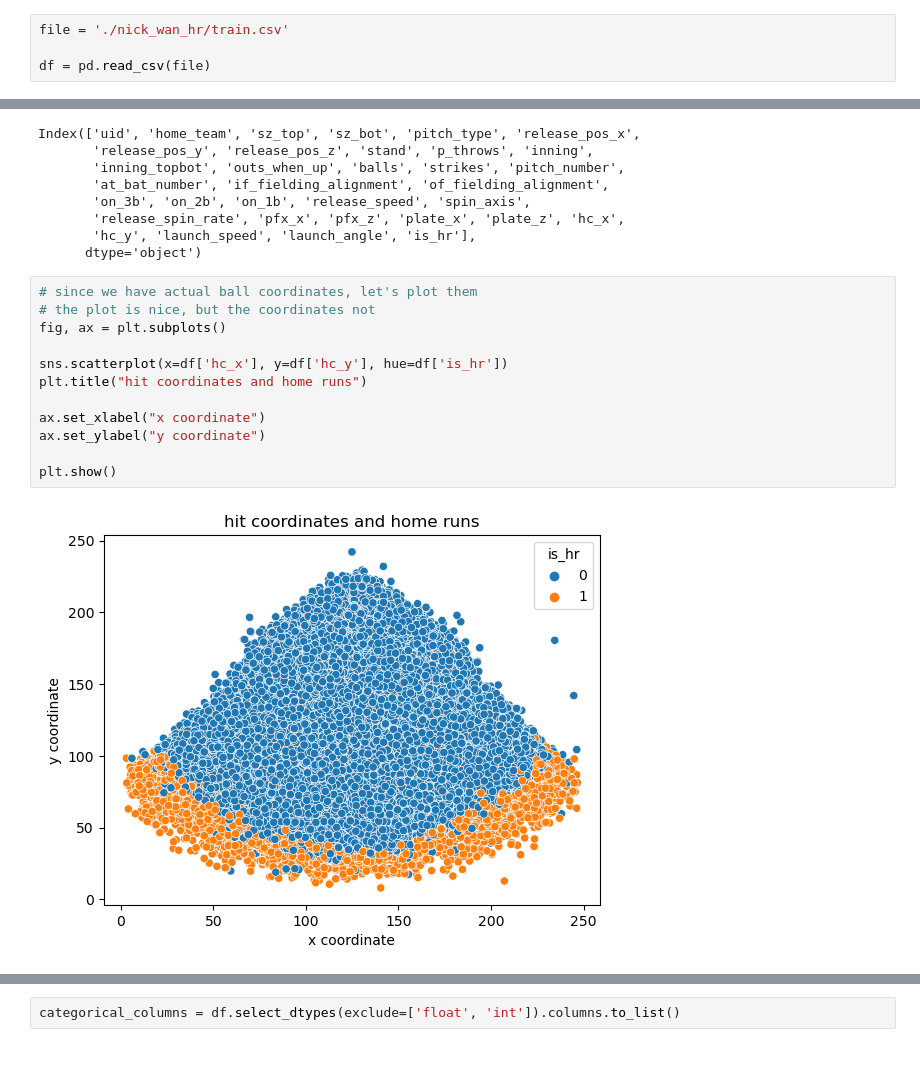
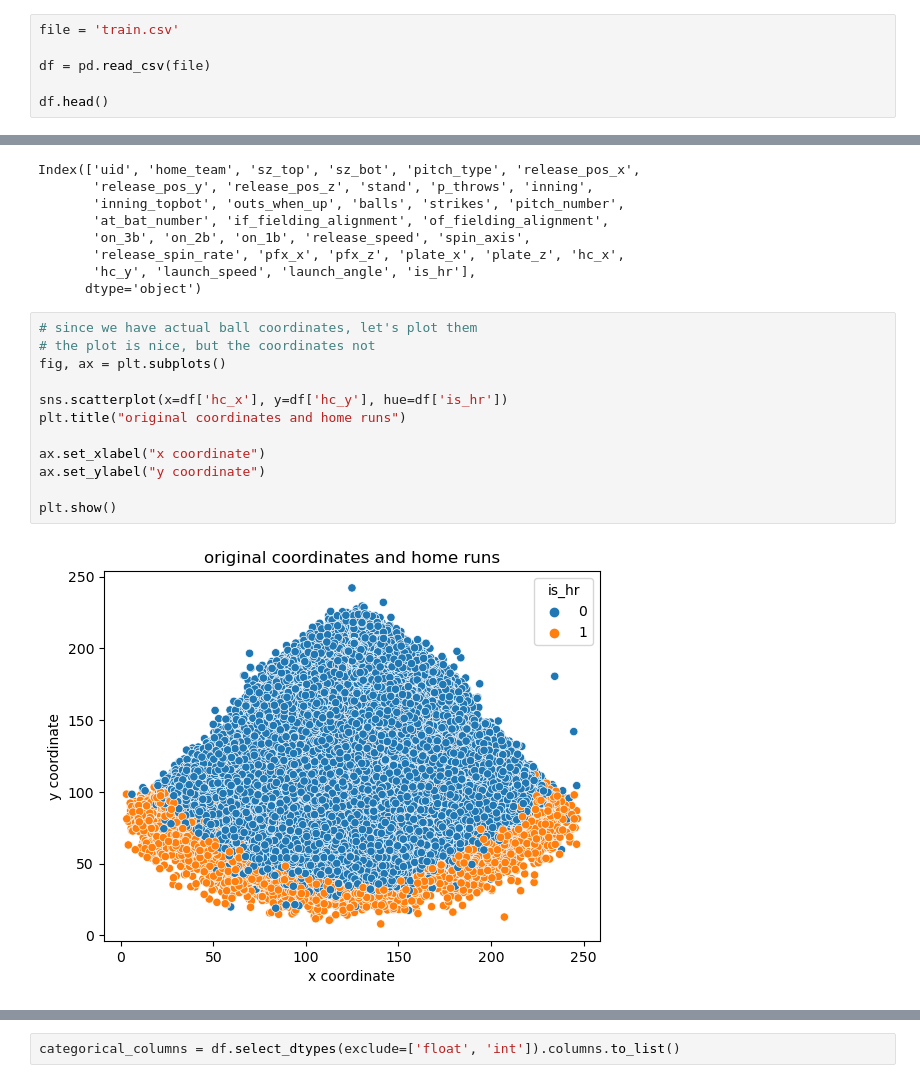
Before and after one commit to yaobviously/nick_wan_home_runs, a Jupyter notebook: home_run_submission.ipynb, the cells around one changed output, grey strips where cells are left out. Cells and saved outputs as stored; diff of their text form.

```diff
--- a/home_run_submission.ipynb
+++ b/home_run_submission.ipynb
@@ -12,4 +19,6 @@ import catboost
 # %%
-file = './nick_wan_hr/train.csv'
+file = 'train.csv'
 
 df = pd.read_csv(file)
+
+df.head()
@@ -28,15 +45,15 @@ Index(['uid', 'home_team', 'sz_top', 'sz_bot', 'pitch_type', 'release_pos_x',
 # %%
 # since we have actual ball coordinates, let's plot them
 # the plot is nice, but the coordinates not
 fig, ax = plt.subplots()
 
 sns.scatterplot(x=df['hc_x'], y=df['hc_y'], hue=df['is_hr'])
-plt.title("hit coordinates and home runs")
+plt.title("original coordinates and home runs")
 
 ax.set_xlabel("x coordinate")
 ax.set_ylabel("y coordinate")
 
 plt.show()
 # %% [output]
-[figure, old version]
+[figure, new version]
 # %%
```
Also changed, not shown: parts of 21 cells of this notebook.
